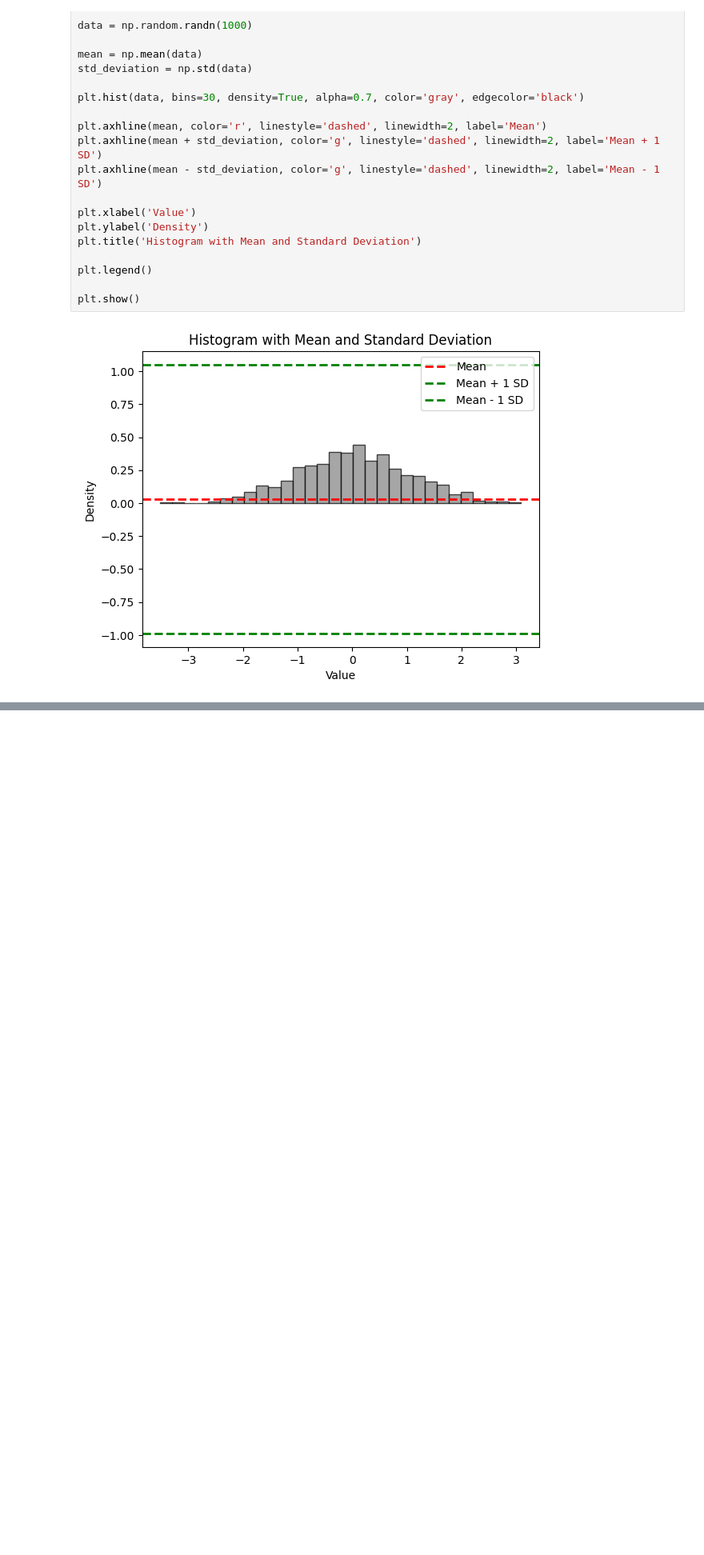
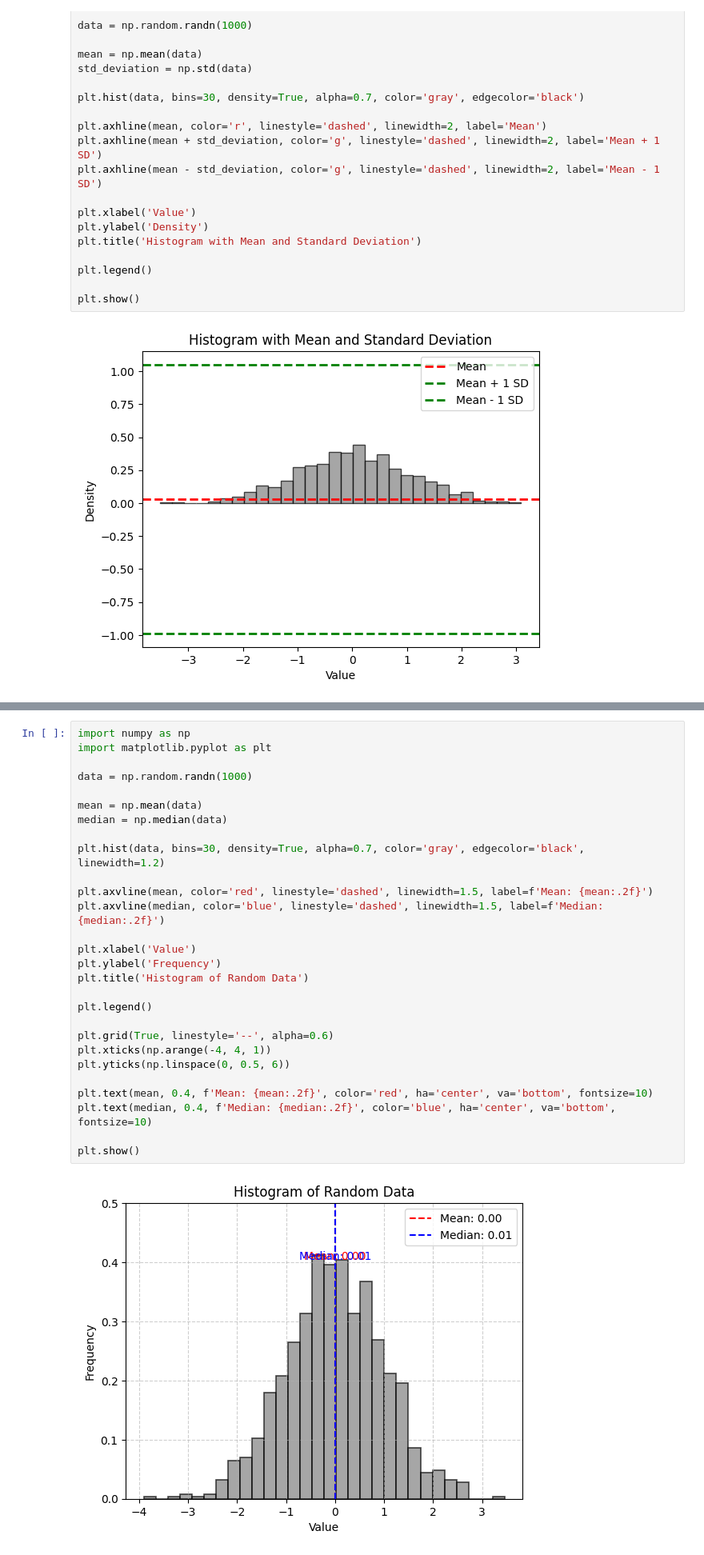
Before and after one commit to PHCoder05/advance-python-practice, a Jupyter notebook: statitical_functions.ipynb, the cells around one changed output, grey strips where cells are left out. Shown: that part at 80% size. Saved outputs shown, nothing was run; the diff lists cells and outputs as text; blank space fills up the shorter version.

```diff
--- a/statitical_functions.ipynb
+++ b/statitical_functions.ipynb
@@ -237,0 +262,30 @@ plt.show()
+# %%
+import numpy as np
+import matplotlib.pyplot as plt
+
+data = np.random.randn(1000)
+
+mean = np.mean(data)
+median = np.median(data)
+
+plt.hist(data, bins=30, density=True, alpha=0.7, color='gray', edgecolor='black', linewidth=1.2)
+
+plt.axvline(mean, color='red', linestyle='dashed', linewidth=1.5, label=f'Mean: {mean:.2f}')
+plt.axvline(median, color='blue', linestyle='dashed', linewidth=1.5, label=f'Median: {median:.2f}')
+
+plt.xlabel('Value')
+plt.ylabel('Frequency')
+plt.title('Histogram of Random Data')
+
+plt.legend()
+
+plt.grid(True, linestyle='--', alpha=0.6)
+plt.xticks(np.arange(-4, 4, 1))
+plt.yticks(np.linspace(0, 0.5, 6))
+
+plt.text(mean, 0.4, f'Mean: {mean:.2f}', color='red', ha='center', va='bottom', fontsize=10)
+plt.text(median, 0.4, f'Median: {median:.2f}', color='blue', ha='center', va='bottom', fontsize=10)
+
+plt.show()
+# %% [output]
+[figure, added]
```
Also changed, not shown: parts of 5 cells of this notebook.
